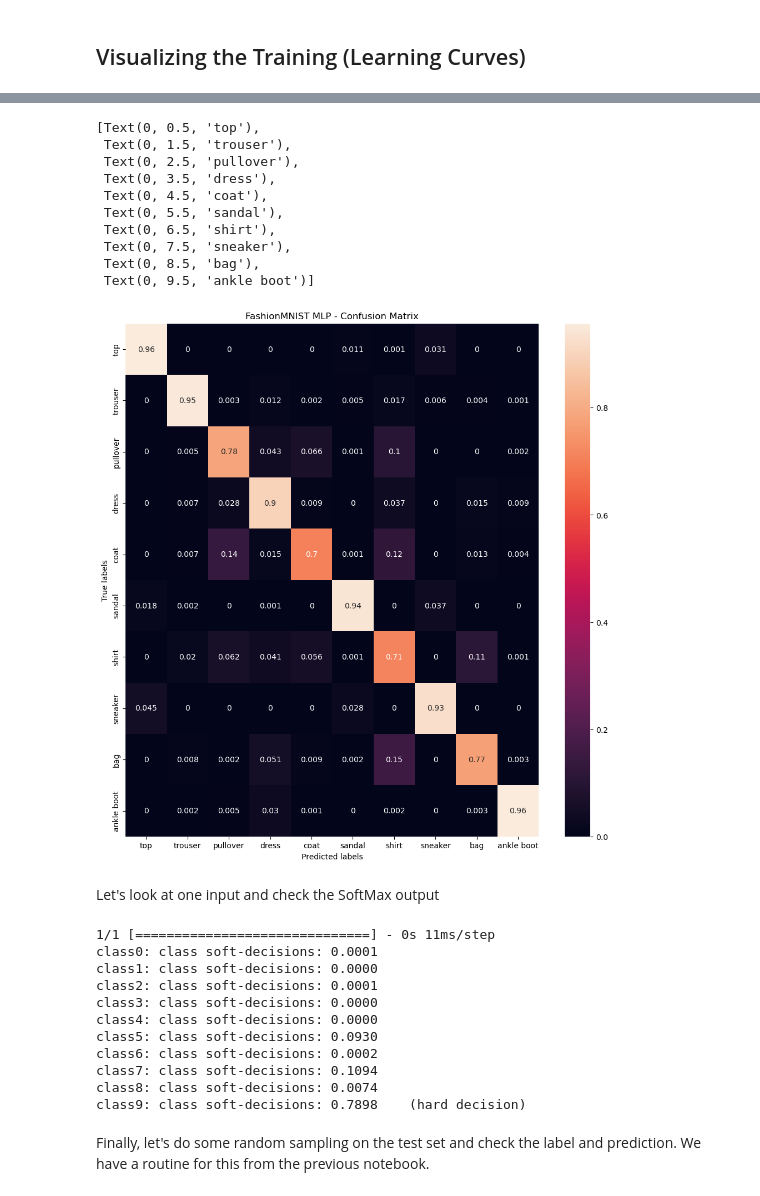
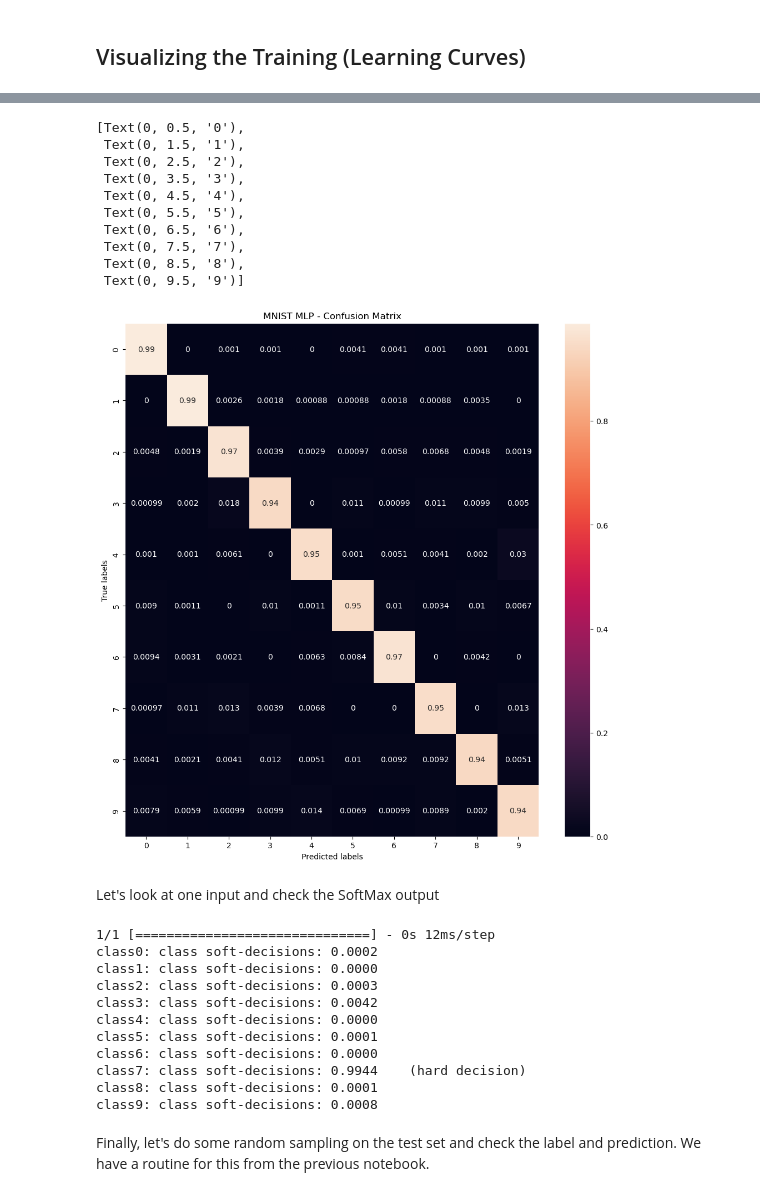
Before and after one commit to keithchugg/ee499_ml_spring23, a Jupyter notebook: nnet_notebooks/01_mnist_mlp_tensorflow.ipynb, the cells around one changed output, grey strips where cells are left out. Drawn from its saved outputs; the diff is of its cells as text; code cells hidden in the pictures.

```diff
--- a/nnet_notebooks/01_mnist_mlp_tensorflow.ipynb
+++ b/nnet_notebooks/01_mnist_mlp_tensorflow.ipynb
@@ -22,7 +22,7 @@ from tensorflow.keras.utils import plot_model
 ## Accessing the Data
 First, let's get a function to get the MNIST or FMNIST data.  Previously, we used PyTorch to access the datasets, but TF also has these built in.  So, we should be familiar with this data.
 # %%
-USE_FASHION_MNIST = True
+USE_FASHION_MNIST = False
 
 #### get the daatset
 
@@ -154 +162,6 @@ First, let's evaluate our model on the test dataset.  Then, let's  produce a con
+# %%
+from tensorflow.keras.models import load_model
+
+our_first_model.save(f'{tag_name}_trained.hdf5')
+model_copy = load_model(f'{tag_name}_trained.hdf5')
 # %%
@@ -165,7 +178,7 @@ import cv2
 import seaborn as sns
 # %%
 classes = np.asarray(label_names)
-preds = our_first_model.predict(test_images)
+preds = model_copy.predict(test_images)
 
 testY_classes = classes[test_labels]
 testY_decision = classes[preds.argmax(axis=1)]
@@ -183,39 +196,39 @@ ax.xaxis.set_ticklabels(label_names); ax.yaxis.set_ticklabels(label_names)
-[Text(0, 0.5, 'top'),
- Text(0, 1.5, 'trouser'),
- Text(0, 2.5, 'pullover'),
- Text(0, 3.5, 'dress'),
- Text(0, 4.5, 'coat'),
- Text(0, 5.5, 'sandal'),
- Text(0, 6.5, 'shirt'),
- Text(0, 7.5, 'sneaker'),
- Text(0, 8.5, 'bag'),
- Text(0, 9.5, 'ankle boot')]
+[Text(0, 0.5, '0'),
+ Text(0, 1.5, '1'),
+ Text(0, 2.5, '2'),
+ Text(0, 3.5, '3'),
+ Text(0, 4.5, '4'),
+ Text(0, 5.5, '5'),
+ Text(0, 6.5, '6'),
+ Text(0, 7.5, '7'),
+ Text(0, 8.5, '8'),
+ Text(0, 9.5, '9')]
-[figure, old version]
+[figure, new version]
 # %% [markdown]
 Let's look at one input and check the SoftMax output
 # %%
 # perform inference on a single image:
-prediction = our_first_model.predict(test_images[0].reshape(1,num_pixels))
-num_classes = 10
+prediction = model_copy.predict(test_images[0].reshape(1,num_pixels))   ## preditc is for data without labels
 prediction = prediction.reshape(10)
 class_decision = np.argmax(prediction)
+num_classes = 10
 for m in range(num_classes):
 	if m == class_decision:
 		print(f'class{m}:\tclass soft-decisions:{prediction[m] : 3.4f}\t(hard decision)')
 	else:
 		print(f'class{m}:\tclass soft-decisions:{prediction[m] : 3.4f}')
 # %% [output]
-1/1 [==============================] - 0s 11ms/step
-class0: class soft-decisions: 0.0001
+1/1 [==============================] - 0s 12ms/step
+class0: class soft-decisions: 0.0002
 class1: class soft-decisions: 0.0000
-class2: class soft-decisions: 0.0001
-class3: class soft-decisions: 0.0000
+class2: class soft-decisions: 0.0003
+class3: class soft-decisions: 0.0042
 class4: class soft-decisions: 0.0000
-class5: class soft-decisions: 0.0930
-class6: class soft-decisions: 0.0002
-class7: class soft-decisions: 0.1094
-class8: class soft-decisions: 0.0074
-class9: class soft-decisions: 0.7898    (hard decision)
+class5: class soft-decisions: 0.0001
+class6: class soft-decisions: 0.0000
+class7: class soft-decisions: 0.9944    (hard decision)
+class8: class soft-decisions: 0.0001
+class9: class soft-decisions: 0.0008
 # %% [markdown]
 Finally, let's do some random sampling on the test set and check the label and prediction.  We have a routine for this from the previous notebook.
 # %%
```
Also changed, not shown: parts of 11 cells of this notebook, 6 other files.
